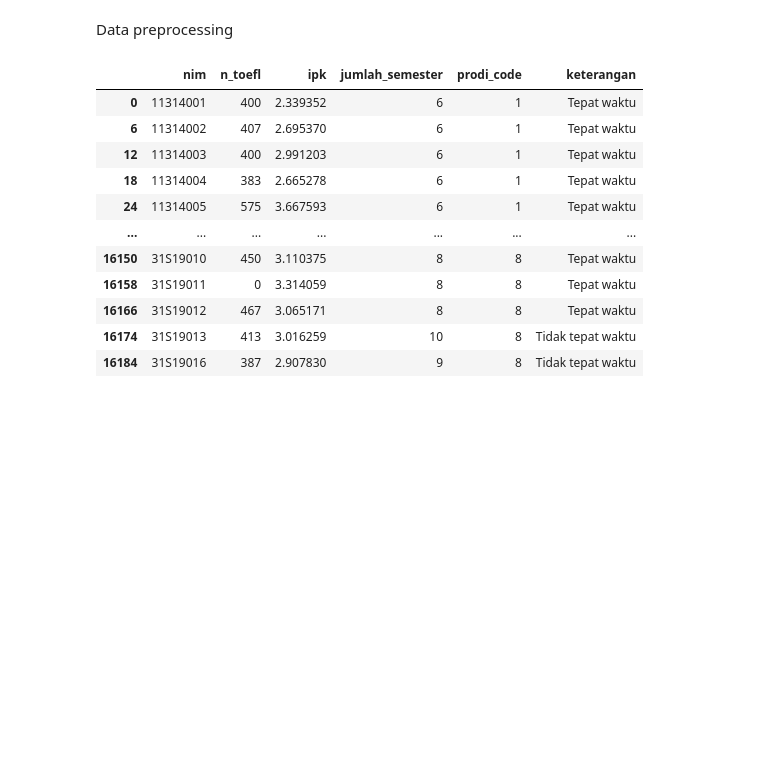
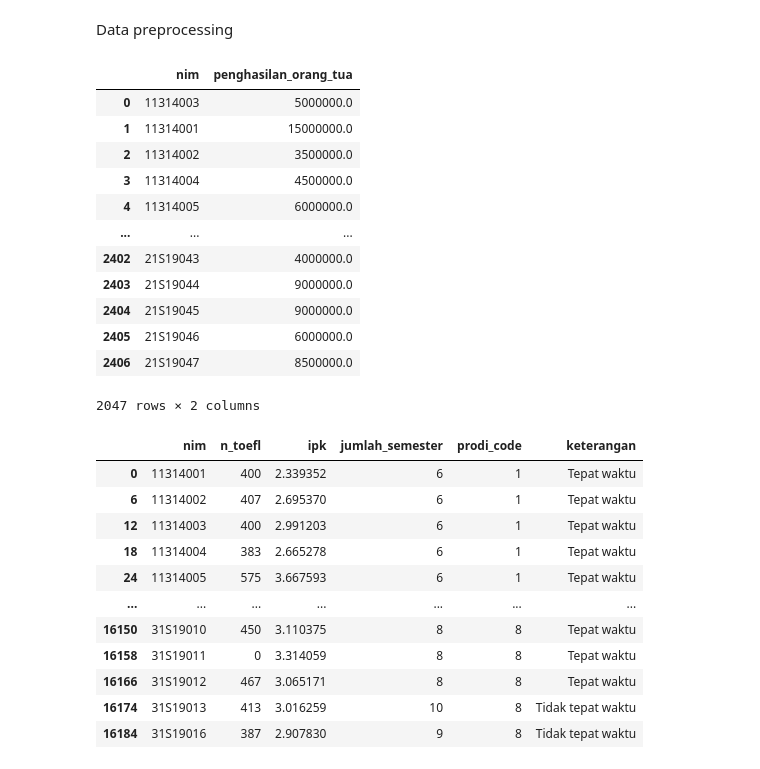
Before and after one commit to luthfidhani/prediksi-kelulusan-mahasiswa, a Jupyter notebook: training.ipynb, the cells around one changed output. Saved outputs shown, nothing was run; the diff lists cells and outputs as text; code cells hidden in the pictures; blank space fills up the shorter version.

```diff
--- a/training.ipynb
+++ b/training.ipynb
@@ -109,6 +116,36 @@ jalur = {
 
 get_kode_prodi = lambda prodi_dict: {program_studi: info['code'] for program_studi, info in prodi_dict.items()}
 get_jenjang_prodi = lambda prodi_dict: {program_studi: info['jenjang'] for program_studi, info in prodi_dict.items()}
+# %%
+# Filter status_akhir cuma Lulus saja
+penghasilan_orang_tua = penghasilan_orang_tua[penghasilan_orang_tua["status_akhir"] == "Lulus"]
+
+# Mengisi nilai yang kosong menjadi 0
+penghasilan_orang_tua["penghasilan_ayah"].fillna(0, inplace=True)
+penghasilan_orang_tua["penghasilan_ibu"].fillna(0, inplace=True)
+
+# Mengubah nilai yang bukan numeric menjadi 0
+penghasilan_orang_tua["penghasilan_ayah"] = pd.to_numeric(penghasilan_orang_tua["penghasilan_ayah"], errors='coerce').fillna(0)
+penghasilan_orang_tua["penghasilan_ibu"] = pd.to_numeric(penghasilan_orang_tua["penghasilan_ibu"], errors='coerce').fillna(0)
+
+# Tambahkan kolom baru penghasilan_orang_tua = penghasilan_ayah + penghasilan_ibu
+penghasilan_orang_tua["penghasilan_orang_tua"] = penghasilan_orang_tua["penghasilan_ayah"] + penghasilan_orang_tua["penghasilan_ibu"]
+penghasilan_orang_tua = penghasilan_orang_tua[["nim", "penghasilan_orang_tua"]]
+penghasilan_orang_tua
+# %% [output]
+|  | nim | penghasilan_orang_tua |
+| 0 | 11314003 | 5000000.0 |
+| 1 | 11314001 | 15000000.0 |
+| 2 | 11314002 | 3500000.0 |
+| 3 | 11314004 | 4500000.0 |
+| 4 | 11314005 | 6000000.0 |
+| ... | ... | ... |
+| 2402 | 21S19043 | 4000000.0 |
+| 2403 | 21S19044 | 9000000.0 |
+| 2404 | 21S19045 | 9000000.0 |
+| 2405 | 21S19046 | 6000000.0 |
+| 2406 | 21S19047 | 8500000.0 |
+2047 rows × 2 columns
 # %%
 # Menghitung IPK untuk setiap nim
 ipk_per_nim = nilai_toefl.groupby('nim')['NilaiSem'].mean()
```
Also changed, not shown: parts of 8 cells of this notebook, 12 other files.
